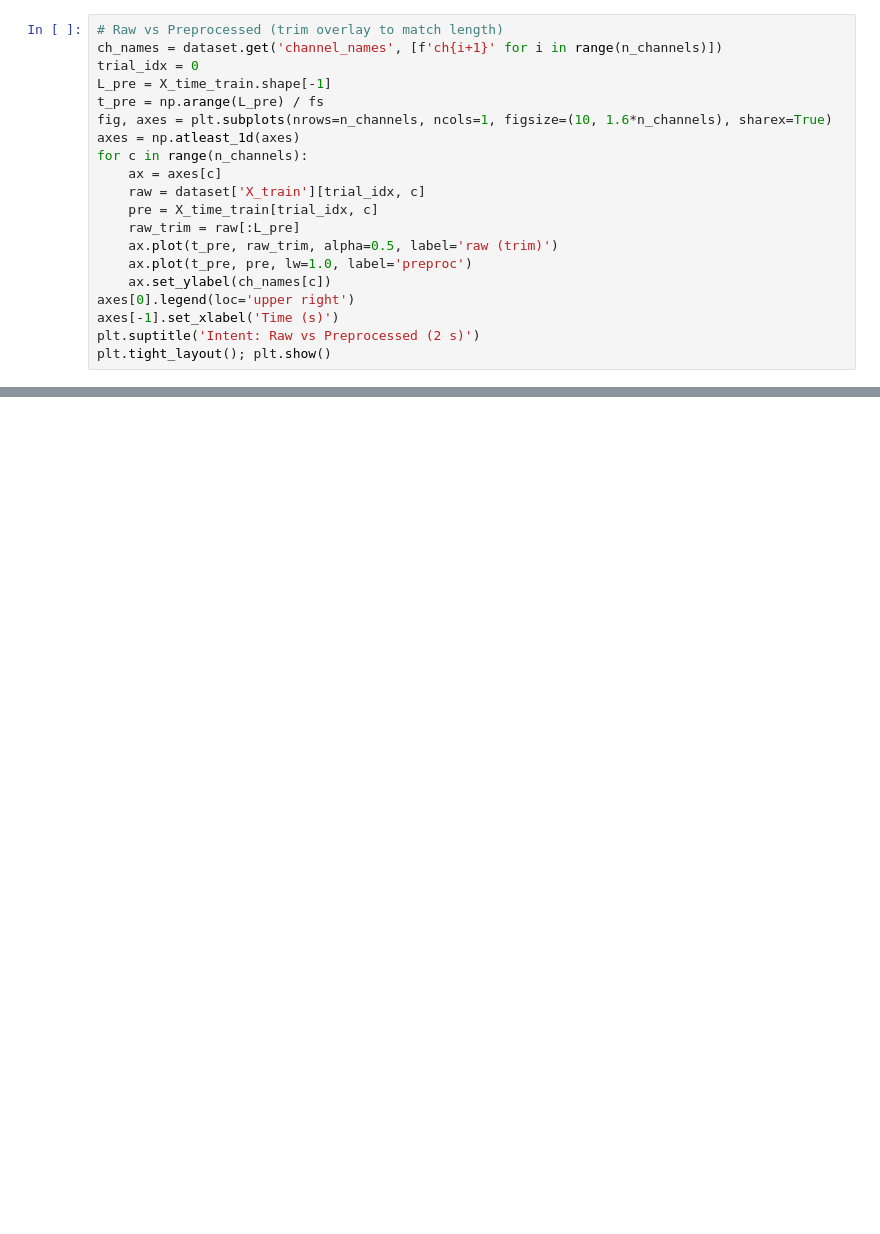
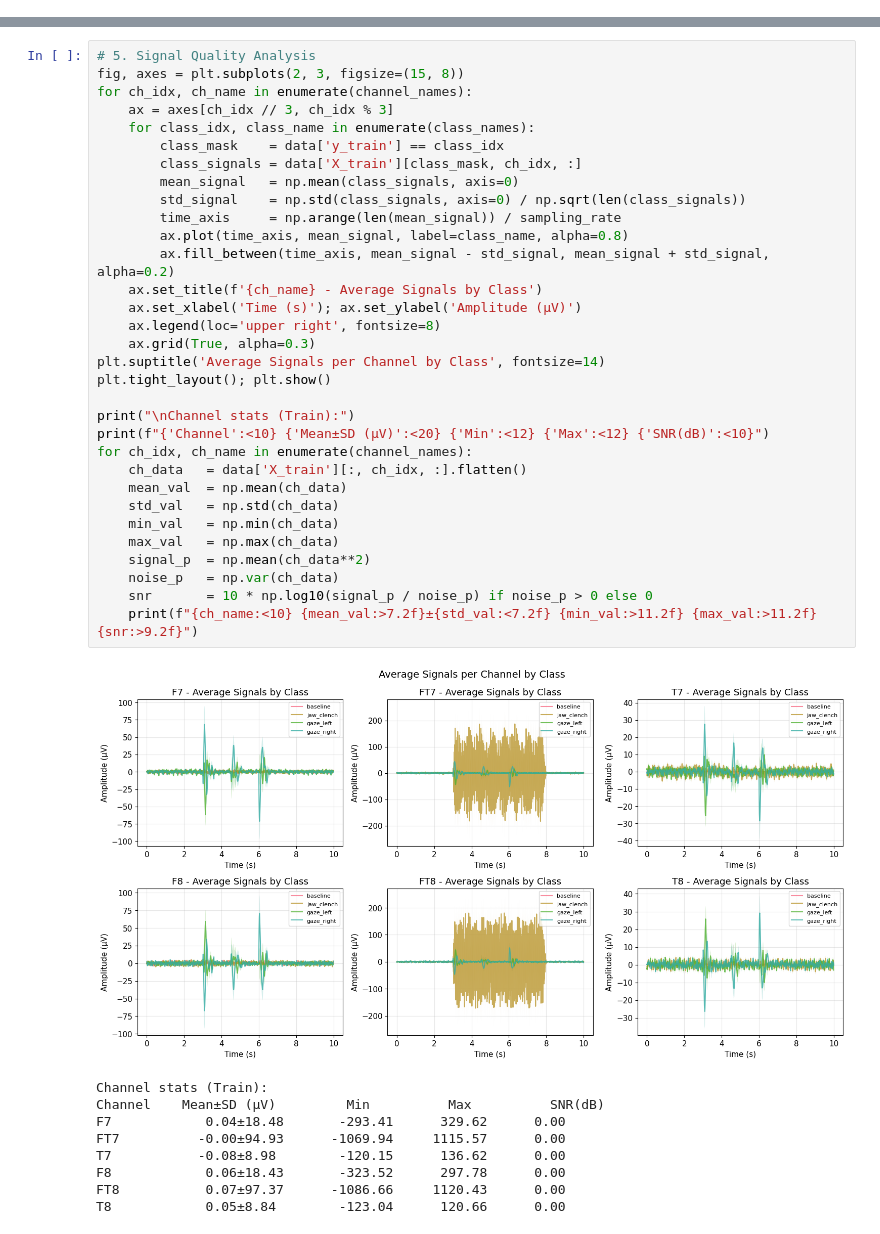
Before and after one commit to GanshinW/Glasses_Based_BCI, a Jupyter notebook: scripts/intent_pipeline.ipynb, the cells around one changed output, grey strips where cells are left out. Saved outputs shown, nothing was run; the diff lists cells and outputs as text; blank space fills up the shorter version.

```diff
--- a/scripts/intent_pipeline.ipynb
+++ b/scripts/intent_pipeline.ipynb
@@ -75,20 +0,0 @@ print('sanity OK')
-# %%
-# Raw vs Preprocessed (trim overlay to match length)
-ch_names = dataset.get('channel_names', [f'ch{i+1}' for i in range(n_channels)])
-trial_idx = 0
-L_pre = X_time_train.shape[-1]
-t_pre = np.arange(L_pre) / fs
-fig, axes = plt.subplots(nrows=n_channels, ncols=1, figsize=(10, 1.6*n_channels), sharex=True)
-axes = np.atleast_1d(axes)
-for c in range(n_channels):
-    ax = axes[c]
-    raw = dataset['X_train'][trial_idx, c]
-    pre = X_time_train[trial_idx, c]
-    raw_trim = raw[:L_pre]
-    ax.plot(t_pre, raw_trim, alpha=0.5, label='raw (trim)')
-    ax.plot(t_pre, pre, lw=1.0, label='preproc')
-    ax.set_ylabel(ch_names[c])
-axes[0].legend(loc='upper right')
-axes[-1].set_xlabel('Time (s)')
-plt.suptitle('Intent: Raw vs Preprocessed (2 s)')
-plt.tight_layout(); plt.show()
@@ -278,0 +167,42 @@ print('Saved ->', CKPT)
+# %%
+# 5. Signal Quality Analysis
+fig, axes = plt.subplots(2, 3, figsize=(15, 8))
+for ch_idx, ch_name in enumerate(channel_names):
+    ax = axes[ch_idx // 3, ch_idx % 3]
+    for class_idx, class_name in enumerate(class_names):
+        class_mask    = data['y_train'] == class_idx
+        class_signals = data['X_train'][class_mask, ch_idx, :]
+        mean_signal   = np.mean(class_signals, axis=0)
+        std_signal    = np.std(class_signals, axis=0) / np.sqrt(len(class_signals))
+        time_axis     = np.arange(len(mean_signal)) / sampling_rate
+        ax.plot(time_axis, mean_signal, label=class_name, alpha=0.8)
+        ax.fill_between(time_axis, mean_signal - std_signal, mean_signal + std_signal, alpha=0.2)
+    ax.set_title(f'{ch_name} - Average Signals by Class')
+    ax.set_xlabel('Time (s)'); ax.set_ylabel('Amplitude (μV)')
+    ax.legend(loc='upper right', fontsize=8)
+    ax.grid(True, alpha=0.3)
+plt.suptitle('Average Signals per Channel by Class', fontsize=14)
+plt.tight_layout(); plt.show()
+
+print("\nChannel stats (Train):")
+print(f"{'Channel':<10} {'Mean±SD (μV)':<20} {'Min':<12} {'Max':<12} {'SNR(dB)':<10}")
+for ch_idx, ch_name in enumerate(channel_names):
+    ch_data   = data['X_train'][:, ch_idx, :].flatten()
+    mean_val  = np.mean(ch_data)
+    std_val   = np.std(ch_data)
+    min_val   = np.min(ch_data)
+    max_val   = np.max(ch_data)
+    signal_p  = np.mean(ch_data**2)
+    noise_p   = np.var(ch_data)
+    snr       = 10 * np.log10(signal_p / noise_p) if noise_p > 0 else 0
+    print(f"{ch_name:<10} {mean_val:>7.2f}±{std_val:<7.2f} {min_val:>11.2f} {max_val:>11.2f} {snr:>9.2f}")
+# %% [output]
+[figure, added]
+Channel stats (Train):
+Channel    Mean±SD (μV)         Min          Max          SNR(dB)
+F7            0.04±18.48       -293.41      329.62      0.00
+FT7          -0.00±94.93      -1069.94     1115.57      0.00
+T7           -0.08±8.98        -120.15      136.62      0.00
+F8            0.06±18.43       -323.52      297.78      0.00
+FT8           0.07±97.37      -1086.66     1120.43      0.00
+T8            0.05±8.84        -123.04      120.66      0.00
```
Also changed, not shown: parts of 29 cells of this notebook, 2 other files.
